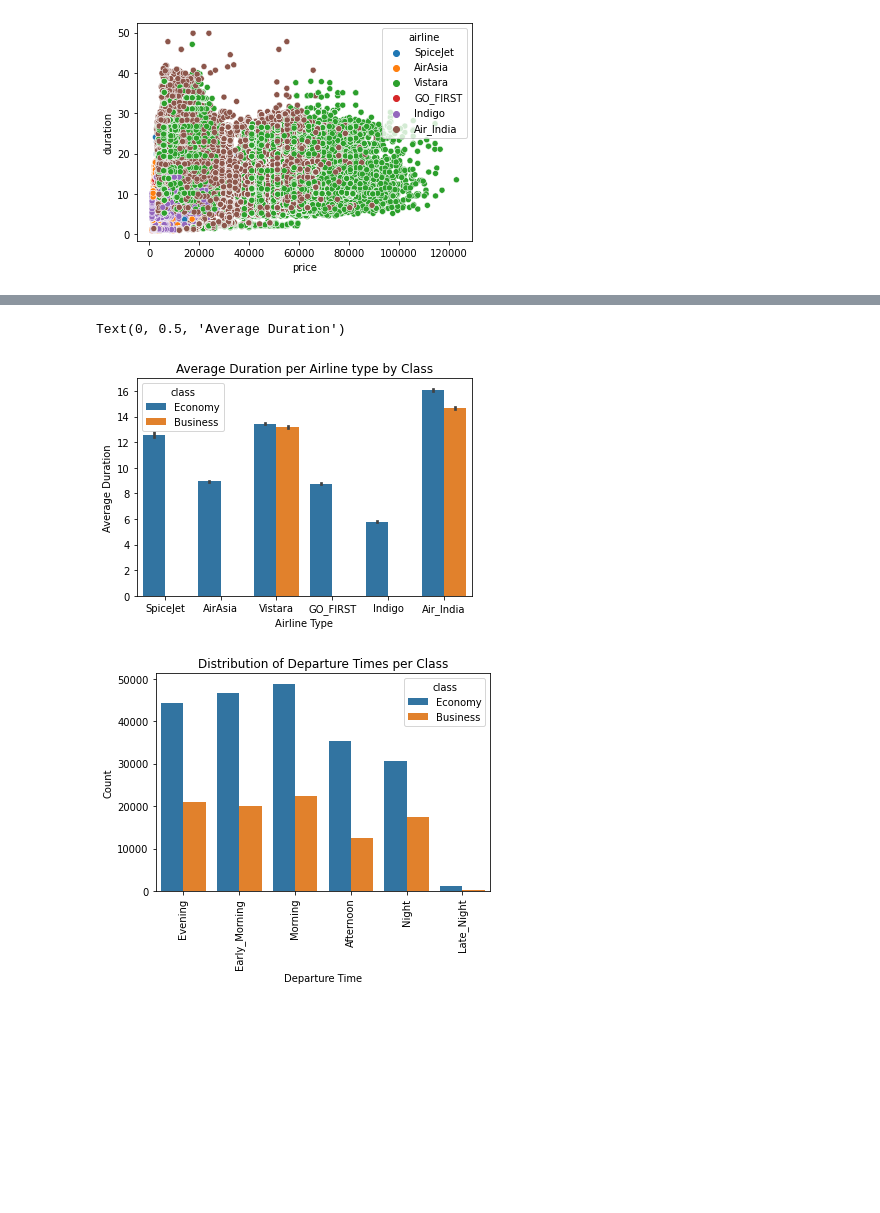
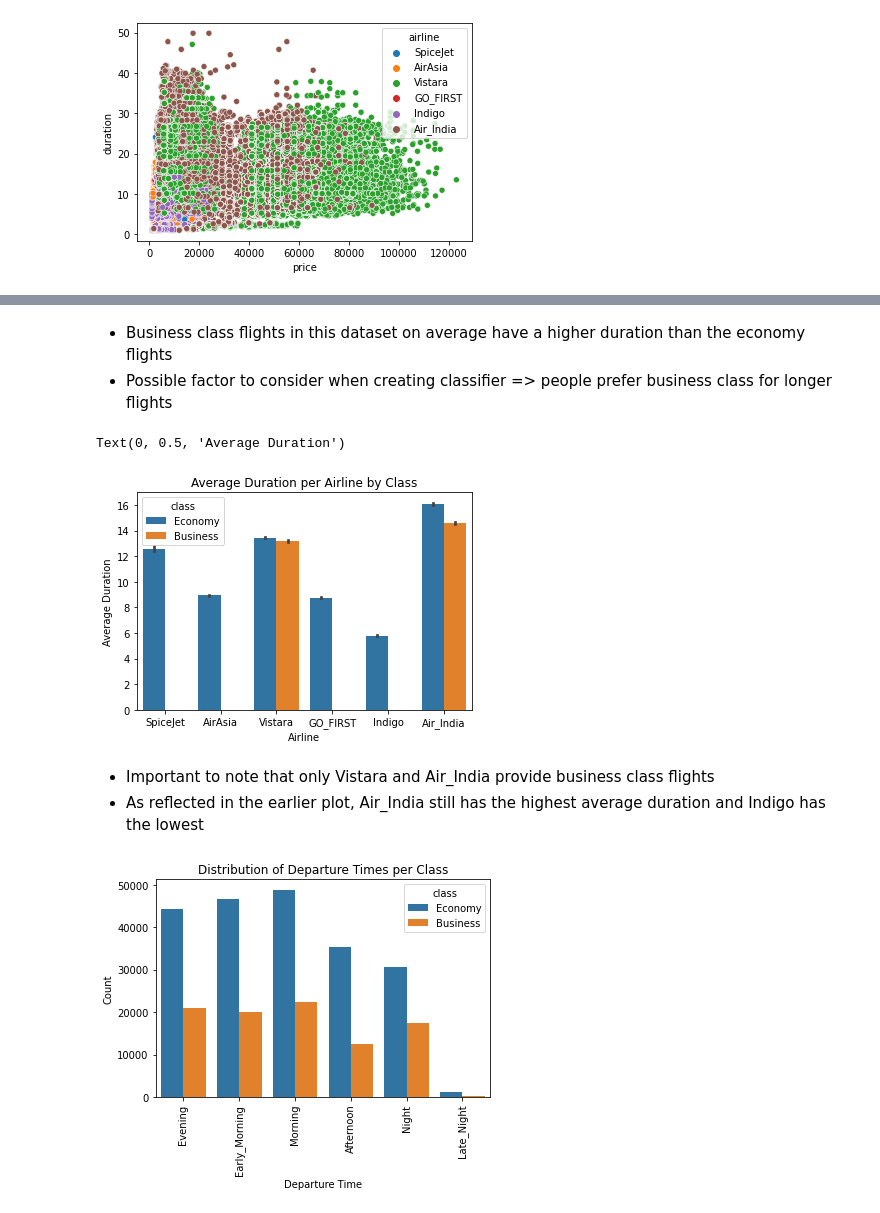
Before and after one commit to COGS118A/Group024-Sp22, a Jupyter notebook: 118A_1_DataCleaning_PrelimEDA.ipynb, the cells around one changed output, grey strips where cells are left out. Drawn from its saved outputs; the diff is of its cells as text; code cells hidden in the pictures; blank space fills up the shorter version.

```diff
--- a/118A_1_DataCleaning_PrelimEDA.ipynb
+++ b/118A_1_DataCleaning_PrelimEDA.ipynb
@@ -244,9 +259,15 @@ Text(0, 0.5, 'Average Duration')
+# %% [markdown]
+- Business class flights in this dataset on average have a higher duration than the economy flights
+- Possible factor to consider when creating classifier => people prefer business class for longer flights
 # %%
-ax = sns.barplot(x = 'airline', y = 'duration', hue = 'class', data = main_dataset)
-plt.title('Average Duration per Airline type by Class')
-plt.xlabel('Airline Type')
+ax2 = sns.barplot(x = 'airline', y = 'duration', hue = 'class', data = main_dataset)
+plt.title('Average Duration per Airline by Class')
+plt.xlabel('Airline')
 plt.ylabel('Average Duration')
 # %% [output]
 Text(0, 0.5, 'Average Duration')
-[figure, old version]
+[figure, new version]
+# %% [markdown]
+- Important to note that only Vistara and Air_India provide business class flights
+- As reflected in the earlier plot, Air_India still has the highest average duration and Indigo has the lowest
 # %%
```
Also changed, not shown: parts of 19 cells of this notebook.
